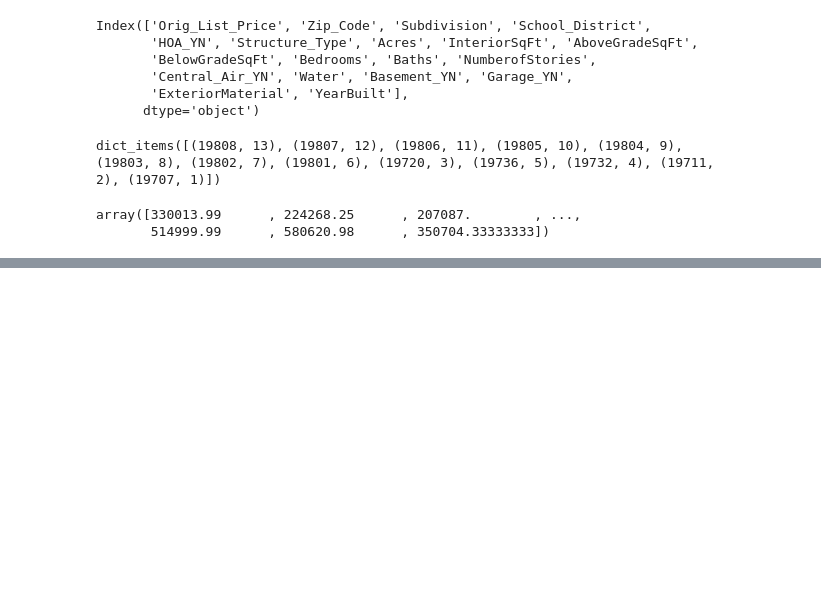
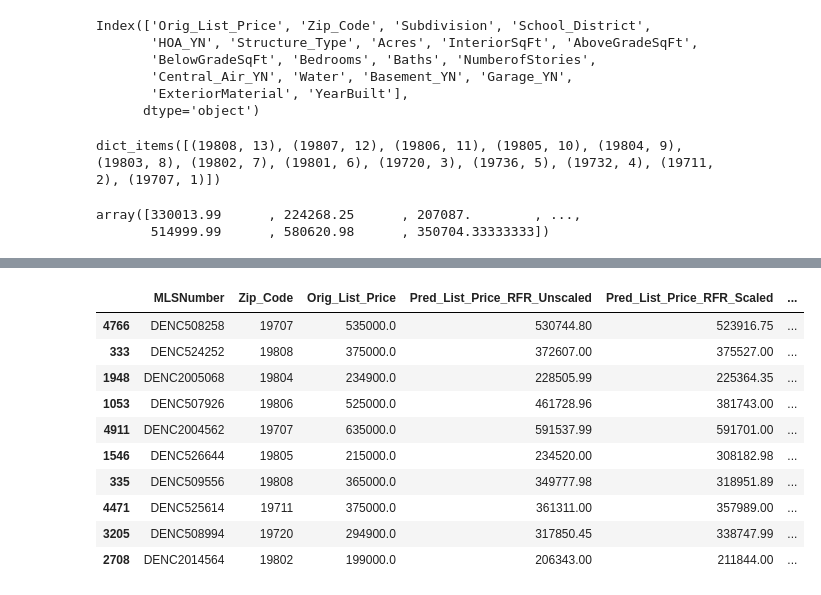
Before and after one commit to stefcenti2022/RealLeads, a Jupyter notebook: ml_analysis/Supervised_ML_Tst_Stg2_Scaled.ipynb, the cells around one changed output, grey strips where cells are left out. Cells and saved outputs as stored; diff of their text form; code cells hidden in the pictures; blank space fills up the shorter version.

```diff
--- a/ml_analysis/Supervised_ML_Tst_Stg2_Scaled.ipynb
+++ b/ml_analysis/Supervised_ML_Tst_Stg2_Scaled.ipynb
@@ -94,0 +227,2 @@ array([330013.99      , 224268.25      , 207087.        , ...,
+# %%
+pred_df["Pred_List_Price_RFR_Unscaled"] = test_pred_unscaled
@@ -94,0 +235,14 @@ array([330013.99      , 224268.25      , 207087.        , ...,
+# %%
+delta_df.sample(10)
+# %% [output]
+|  | MLSNumber | Zip_Code | Orig_List_Price | Pred_List_Price_RFR_Unscaled | Pred_List_Price_RFR_Scaled | ... |
+| 4766 | DENC508258 | 19707 | 535000.0 | 530744.80 | 523916.75 | ... |
+| 333 | DENC524252 | 19808 | 375000.0 | 372607.00 | 375527.00 | ... |
+| 1948 | DENC2005068 | 19804 | 234900.0 | 228505.99 | 225364.35 | ... |
+| 1053 | DENC507926 | 19806 | 525000.0 | 461728.96 | 381743.00 | ... |
+| 4911 | DENC2004562 | 19707 | 635000.0 | 591537.99 | 591701.00 | ... |
+| 1546 | DENC526644 | 19805 | 215000.0 | 234520.00 | 308182.98 | ... |
+| 335 | DENC509556 | 19808 | 365000.0 | 349777.98 | 318951.89 | ... |
+| 4471 | DENC525614 | 19711 | 375000.0 | 361311.00 | 357989.00 | ... |
+| 3205 | DENC508994 | 19720 | 294900.0 | 317850.45 | 338747.99 | ... |
+| 2708 | DENC2014564 | 19802 | 199000.0 | 206343.00 | 211844.00 | ... |
```
Also changed, not shown: parts of 40 cells of this notebook, 1 other file.
